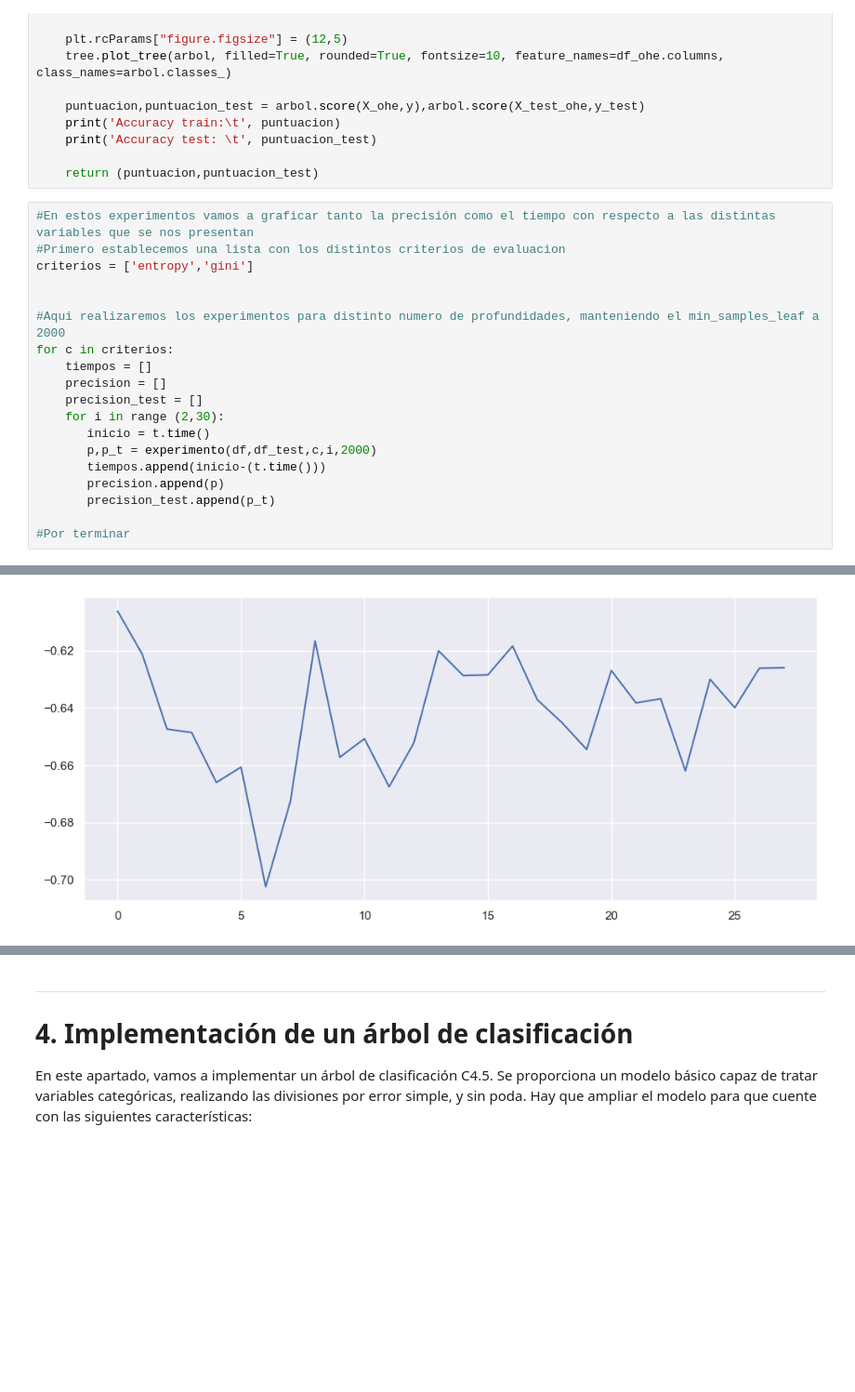
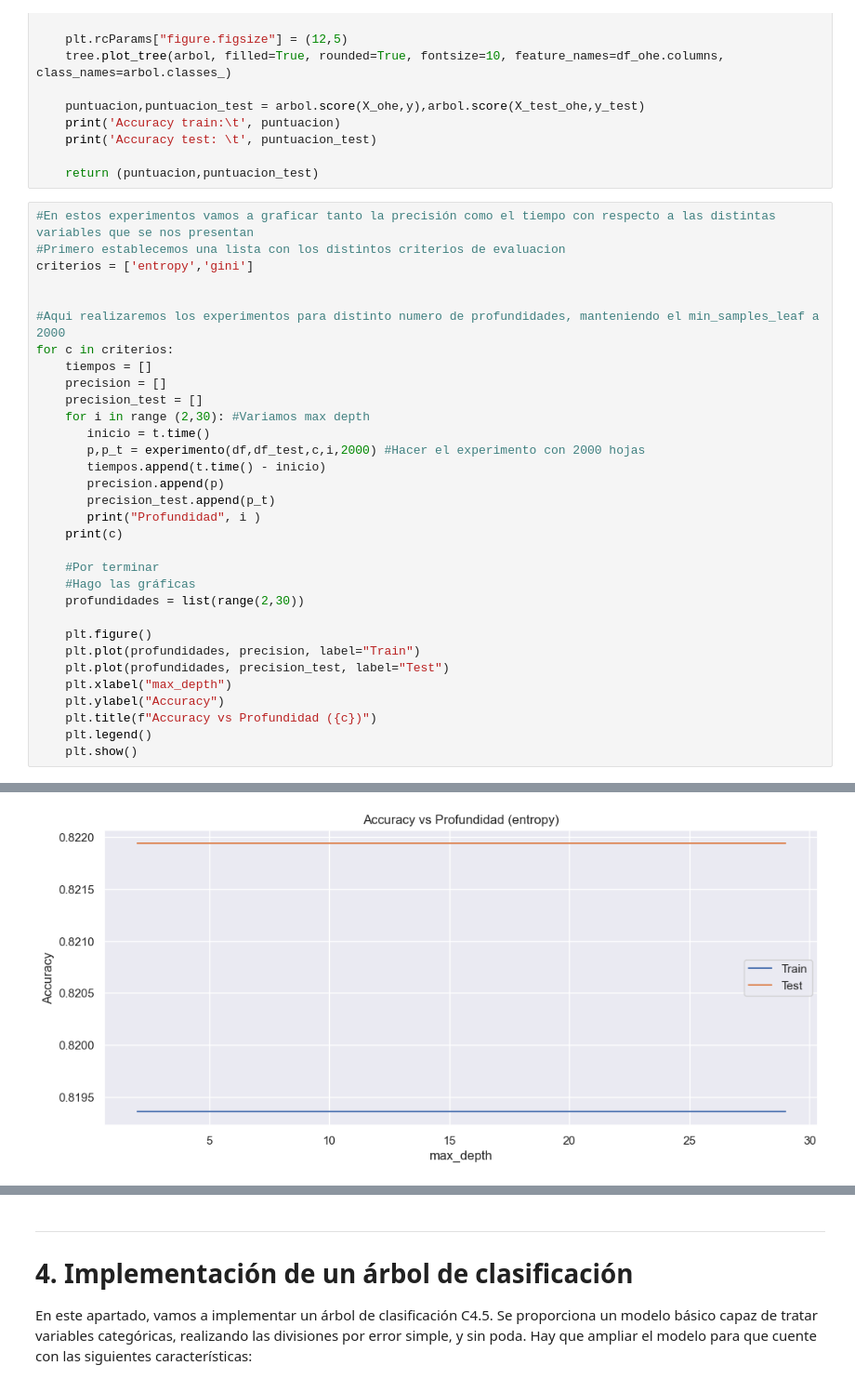
Before and after one commit to GuillermoMorcillo/pr-ctica1, a Jupyter notebook: Practica_1_2025.ipynb, the cells around one changed output, grey strips where cells are left out. Shown at 93% size. Drawn from its saved outputs; the diff is of its cells as text; blank space fills up the shorter version.

Commit message:
He trabajado un poco. Cree las gráficas de q pasa si min_leaf es muy alto y como cambia con el tiempo

```diff
--- a/Practica_1_2025.ipynb
+++ b/Practica_1_2025.ipynb
@@ -504,14 +504,27 @@ for c in criterios:
     tiempos = []
     precision = []
     precision_test = []
-    for i in range (2,30):
+    for i in range (2,30): #Variamos max depth
        inicio = t.time()
-       p,p_t = experimento(df,df_test,c,i,2000)
-       tiempos.append(inicio-(t.time()))
+       p,p_t = experimento(df,df_test,c,i,2000) #Hacer el experimento con 2000 hojas
+       tiempos.append(t.time() - inicio)
        precision.append(p)
        precision_test.append(p_t)
+       print("Profundidad", i )
+    print(c)
 
-#Por terminar
+    #Por terminar
+    #Hago las gráficas
+    profundidades = list(range(2,30))
+
+    plt.figure()
+    plt.plot(profundidades, precision, label="Train")
+    plt.plot(profundidades, precision_test, label="Test")
+    plt.xlabel("max_depth")
+    plt.ylabel("Accuracy")
+    plt.title(f"Accuracy vs Profundidad ({c})")
+    plt.legend()
+    plt.show()
 # %% [output]
 Accuracy train:  0.8193544424311293
 Accuracy test:   0.8219396842945765
@@ -534,3 +547,3 @@ Accuracy test:   0.8219396842945765
-[figure, old version]
+[figure, new version]
 Accuracy train:  0.8193544424311293
 Accuracy test:   0.8219396842945765
```
Also changed, not shown: parts of 6 cells of this notebook.
